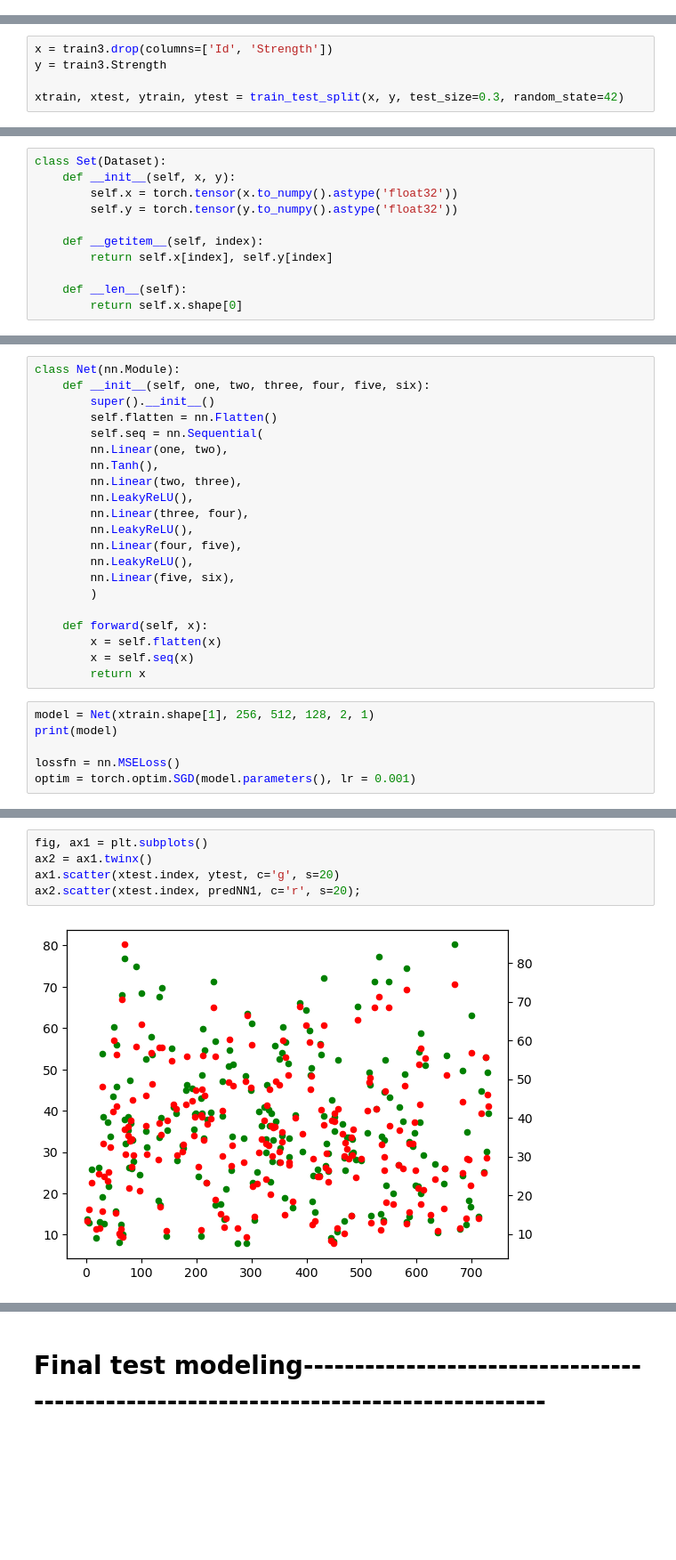
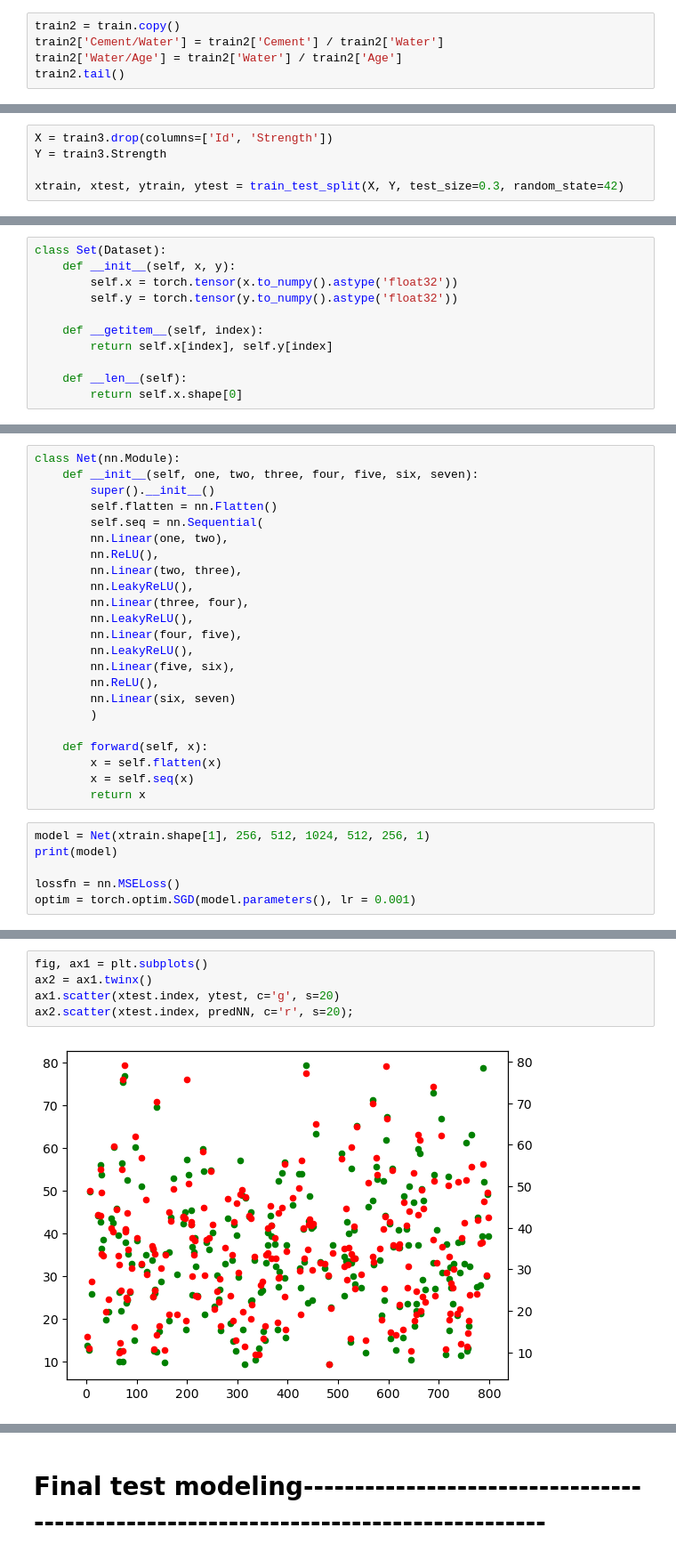
Before and after one commit to InfinityVaL/Machine_Learning, a Jupyter notebook: Skillbox_regression-9.ipynb, the cells around one changed output, grey strips where cells are left out. Shown at 89% size. Saved outputs shown, nothing was run; the diff lists cells and outputs as text; blank space fills up the shorter version.

```diff
--- a/Skillbox_regression-9.ipynb
+++ b/Skillbox_regression-9.ipynb
@@ -107,0 +81,5 @@ train2
+# %%
+train2 = train.copy()
+train2['Cement/Water'] = train2['Cement'] / train2['Water']
+train2['Water/Age'] = train2['Water'] / train2['Age']
+train2.tail()
@@ -120,8 +125,8 @@ train3.tail()
 # %%
-x = train3.drop(columns=['Id', 'Strength'])
-y = train3.Strength
+X = train3.drop(columns=['Id', 'Strength'])
+Y = train3.Strength
 
-xtrain, xtest, ytrain, ytest = train_test_split(x, y, test_size=0.3, random_state=42)
+xtrain, xtest, ytrain, ytest = train_test_split(X, Y, test_size=0.3, random_state=42)
 # %% [markdown]
 # DecisionTreeRegressor----------------------------------------------------------------------
 # %%
@@ -173,11 +176,11 @@ for batch, [x, y] in enumerate(trainloader, 1):
 # %%
 class Net(nn.Module):
-    def __init__(self, one, two, three, four, five, six):
+    def __init__(self, one, two, three, four, five, six, seven):
         super().__init__()
         self.flatten = nn.Flatten()
         self.seq = nn.Sequential(
         nn.Linear(one, two),
-        nn.Tanh(),
+        nn.ReLU(),
         nn.Linear(two, three),
         nn.LeakyReLU(),
         nn.Linear(three, four),
@@ -185,6 +188,8 @@ class Net(nn.Module):
         nn.Linear(four, five),
         nn.LeakyReLU(),
         nn.Linear(five, six),
+        nn.ReLU(),
+        nn.Linear(six, seven)
         )
 
     def forward(self, x):
@@ -192,7 +197,7 @@ class Net(nn.Module):
         x = self.seq(x)
         return x
 # %%
-model = Net(xtrain.shape[1], 256, 512, 128, 2, 1)
+model = Net(xtrain.shape[1], 256, 512, 1024, 512, 256, 1)
 print(model)
 
 lossfn = nn.MSELoss()
@@ -263,8 +268,8 @@ MSE:  24.923134319852867
 # %%
 fig, ax1 = plt.subplots()
 ax2 = ax1.twinx()
 ax1.scatter(xtest.index, ytest, c='g', s=20)
-ax2.scatter(xtest.index, predNN1, c='r', s=20);
+ax2.scatter(xtest.index, predNN, c='r', s=20);
 # %% [output]
-[figure, old version]
+[figure, new version]
 # %%
```
Also changed, not shown: parts of 31 cells of this notebook.
